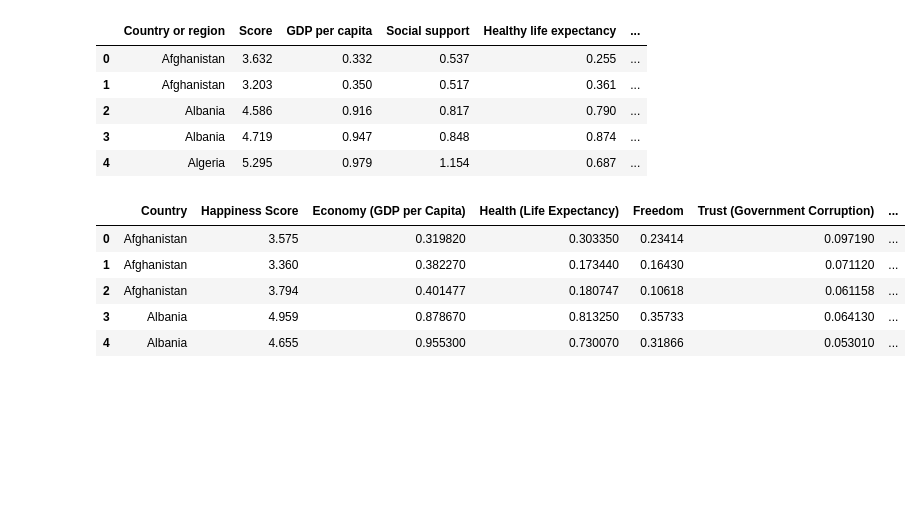
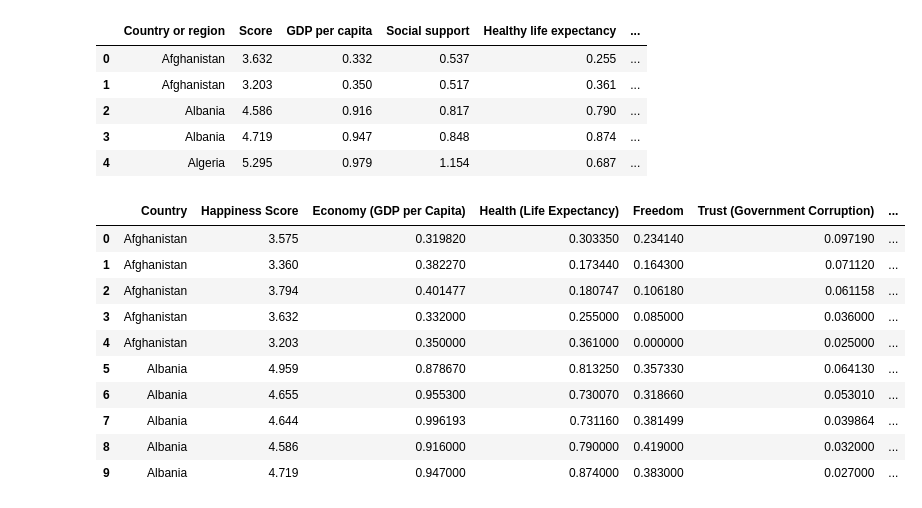
Before and after one commit to Ahmed-Mamdouh99/Data-Engineering-Project, a Jupyter notebook: World_Happiness_Report.ipynb, the cells around one changed output. Saved outputs shown, nothing was run; the diff lists cells and outputs as text; code cells hidden in the pictures; blank space fills up the shorter version.

```diff
--- a/World_Happiness_Report.ipynb
+++ b/World_Happiness_Report.ipynb
@@ -137,12 +137,18 @@ allYearsOldAdjusted = allYearsOld.drop(['Region', 'Family', 'Dystopia Residual']
 allYearsNewAdjusted = allYearsNew.rename(columns={'Country or region': 'Country', 'Score': 'Happiness Score', 'GDP per capita':'Economy (GDP per Capita)', 'Healthy life expectancy':'Health (Life Expectancy)', 'Freedom to make life choices':'Freedom', 'Perceptions of corruption':'Trust (Government Corruption)'})
 allYearsNewAdjusted.drop(['Social support'], axis=1, inplace=True)
 # %%
-allYearsCombined = pd.concat((allYearsOldAdjusted, allYearsNewAdjusted), axis=1)
-allYearsCombined.head()
+allYearsCombined = pd.concat((allYearsOldAdjusted, allYearsNewAdjusted), axis=0)
+allYearsCombined.sort_values(['Country','Year'], inplace=True, ignore_index=True)
+allYearsCombined.head(10)
 # %% [output]
 |  | Country | Happiness Score | Economy (GDP per Capita) | Health (Life Expectancy) | Freedom | Trust (Government Corruption) | ... |
-| 0 | Afghanistan | 3.575 | 0.319820 | 0.303350 | 0.23414 | 0.097190 | ... |
-| 1 | Afghanistan | 3.360 | 0.382270 | 0.173440 | 0.16430 | 0.071120 | ... |
-| 2 | Afghanistan | 3.794 | 0.401477 | 0.180747 | 0.10618 | 0.061158 | ... |
-| 3 | Albania | 4.959 | 0.878670 | 0.813250 | 0.35733 | 0.064130 | ... |
-| 4 | Albania | 4.655 | 0.955300 | 0.730070 | 0.31866 | 0.053010 | ... |
+| 0 | Afghanistan | 3.575 | 0.319820 | 0.303350 | 0.234140 | 0.097190 | ... |
+| 1 | Afghanistan | 3.360 | 0.382270 | 0.173440 | 0.164300 | 0.071120 | ... |
+| 2 | Afghanistan | 3.794 | 0.401477 | 0.180747 | 0.106180 | 0.061158 | ... |
+| 3 | Afghanistan | 3.632 | 0.332000 | 0.255000 | 0.085000 | 0.036000 | ... |
+| 4 | Afghanistan | 3.203 | 0.350000 | 0.361000 | 0.000000 | 0.025000 | ... |
+| 5 | Albania | 4.959 | 0.878670 | 0.813250 | 0.357330 | 0.064130 | ... |
+| 6 | Albania | 4.655 | 0.955300 | 0.730070 | 0.318660 | 0.053010 | ... |
+| 7 | Albania | 4.644 | 0.996193 | 0.731160 | 0.381499 | 0.039864 | ... |
+| 8 | Albania | 4.586 | 0.916000 | 0.790000 | 0.419000 | 0.032000 | ... |
+| 9 | Albania | 4.719 | 0.947000 | 0.874000 | 0.383000 | 0.027000 | ... |
```
Also changed, not shown: parts of 24 cells of this notebook.
